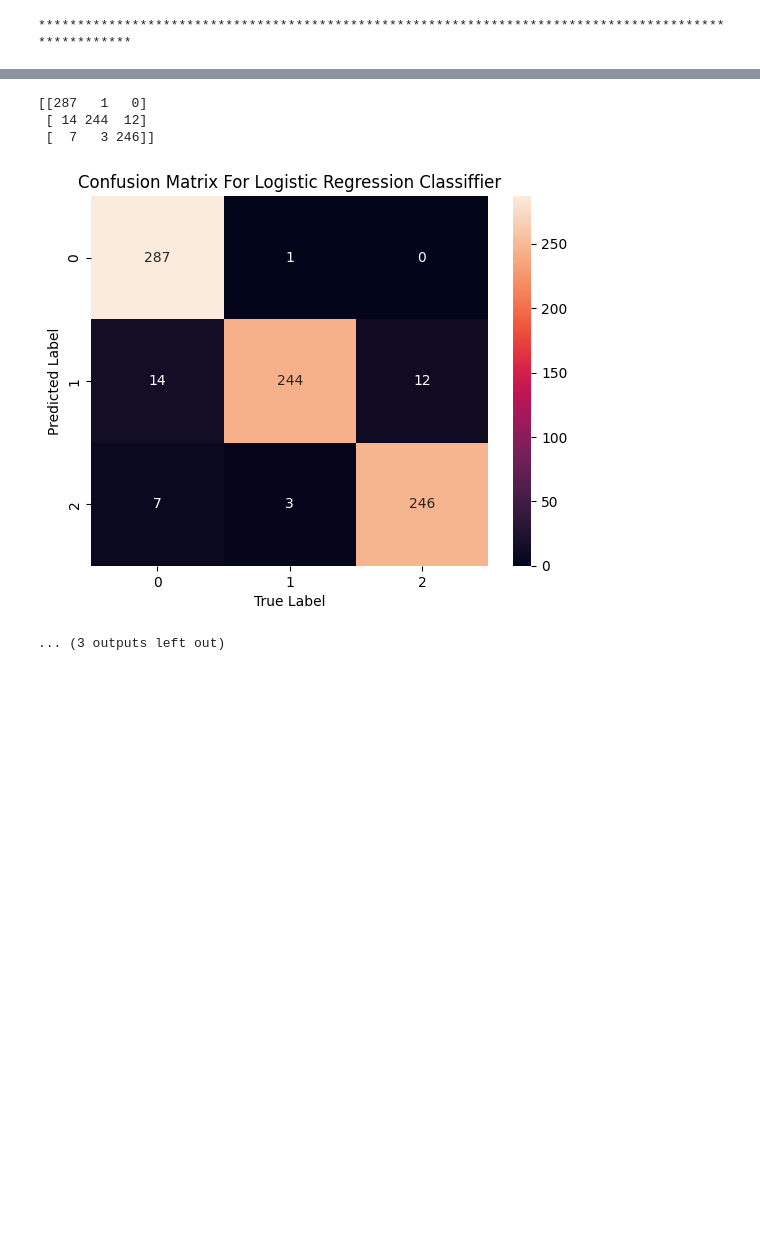
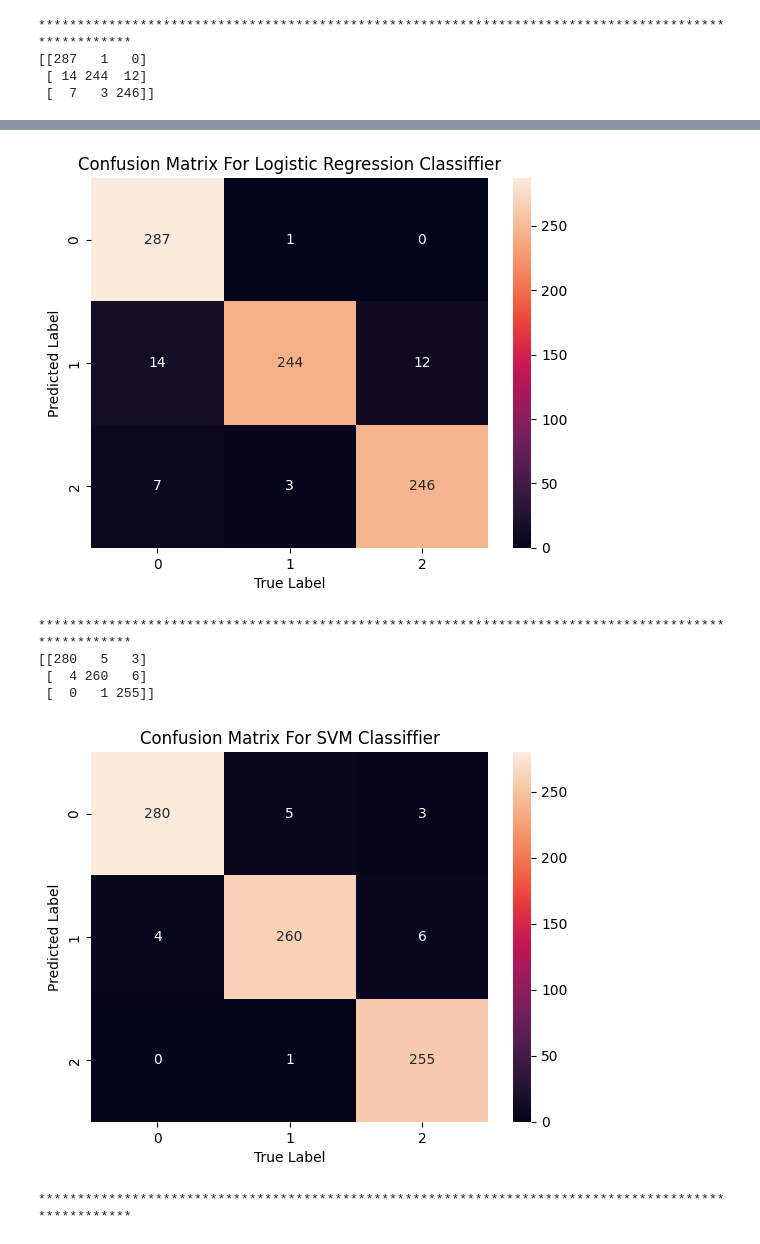
Before and after one commit to GutemaB2015/Gutema-thesis, a Jupyter notebook: confusionMatrix.ipynb, the cells around one changed output, grey strips where cells are left out. Saved outputs shown, nothing was run; the diff lists cells and outputs as text; code cells hidden in the pictures; blank space fills up the shorter version.

```diff
--- a/confusionMatrix.ipynb
+++ b/confusionMatrix.ipynb
@@ -163,7 +163,7 @@ plt.show()
 print("****************************************************************************************************")
 
 # Create an SVM classifier
-svmClassifier = svm.SVC(kernel='rbf', C=200)
+svmClassifier = svm.SVC(kernel='rbf', C=450)
 svmClassifier.fit(X_train, y_train)
 y_pred = svmClassifier.predict(X_test)
 SVMAccuracy = svmClassifier.score(X_test, y_test)
@@ -190,28 +190,33 @@ Name: Label, dtype: int64
  [  0   0 256]]
 [figure]
 ****************************************************************************************************
 [[256  32   0]
  [  3 250  17]
  [  0   7 249]]
 [figure]
 ****************************************************************************************************
 [[276  12   0]
  [  2 261   7]
  [  0   3 253]]
 [figure]
 ****************************************************************************************************
+[[287   1   0]
+ [ 14 244  12]
+ [  7   3 246]]
 STOP: TOTAL NO. of ITERATIONS REACHED LIMIT.
 
 Increase the number of iterations (max_iter) or scale the data as shown in:
     https://scikit-learn.org/stable/modules/preprocessing.html
 Please also refer to the documentation for alternative solver options:
     https://scikit-learn.org/stable/modules/linear_model.html#logistic-regression
   n_iter_i = _check_optimize_result(
+[figure]
-[[287   1   0]
- [ 14 244  12]
- [  7   3 246]]
+****************************************************************************************************
+[[280   5   3]
+ [  4 260   6]
+ [  0   1 255]]
-[figure]
+[figure, added]
-... (3 outputs left out)
+****************************************************************************************************
 # %%
 # Import necessary libraries
 import pandas as pd
```
Also changed, not shown: parts of 3 cells of this notebook.
